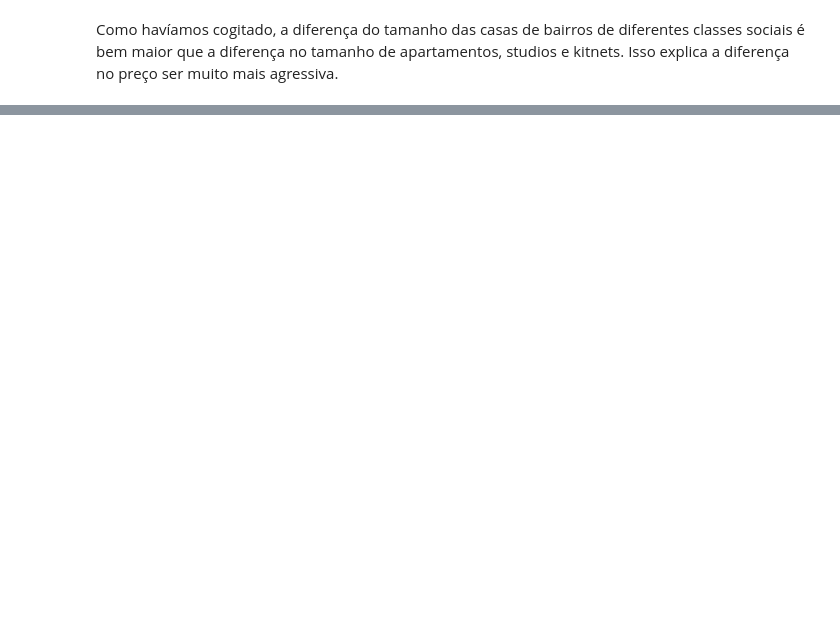
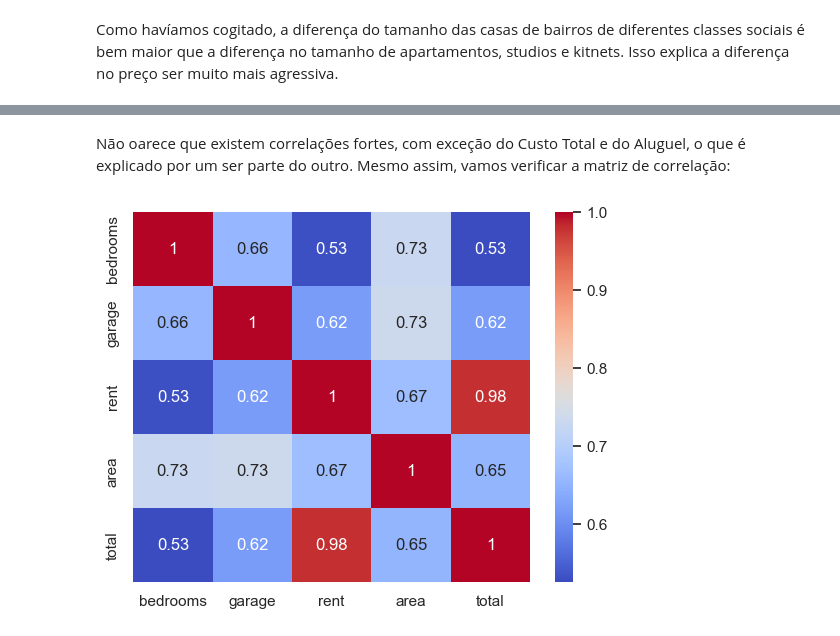
Before and after one commit to leonamcassemir0/analise-de-ponta, a Jupyter notebook: sao_paulo_housing_prices.ipynb, the cells around one changed output, grey strips where cells are left out. Cells and saved outputs as stored; diff of their text form; code cells hidden in the pictures; blank space fills up the shorter version.

```diff
--- a/sao_paulo_housing_prices.ipynb
+++ b/sao_paulo_housing_prices.ipynb
@@ -863,0 +939,12 @@ Como havíamos cogitado, a diferença do tamanho das casas de bairros de diferen
+# %% [markdown]
+Não oarece que existem correlações fortes, com exceção do Custo Total e do Aluguel, o que é explicado por um ser parte do outro. Mesmo assim, vamos verificar a matriz de correlação:
+# %%
+subset_aptos = aptos[['bedrooms', 'garage', 'rent', 'area', 'total']]
+
+correlation_matrix = subset_aptos.corr()
+
+sns.heatmap(correlation_matrix, annot=True, cmap='coolwarm')
+
+plt.show()
+# %% [output]
+[figure, added]
```
Also changed, not shown: parts of 18 cells of this notebook.
